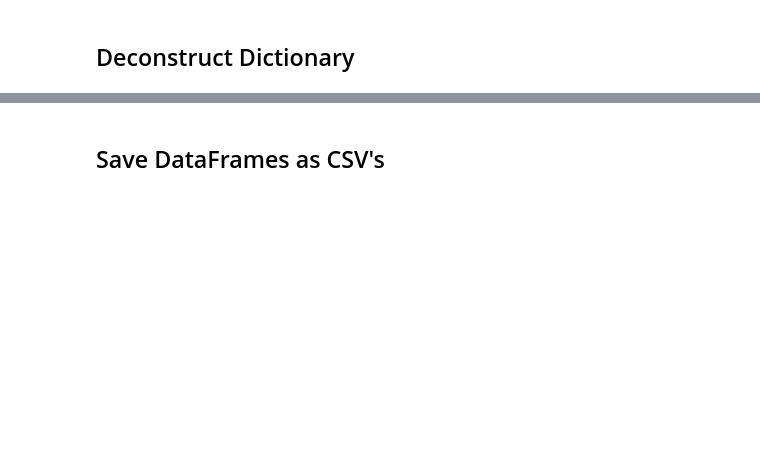
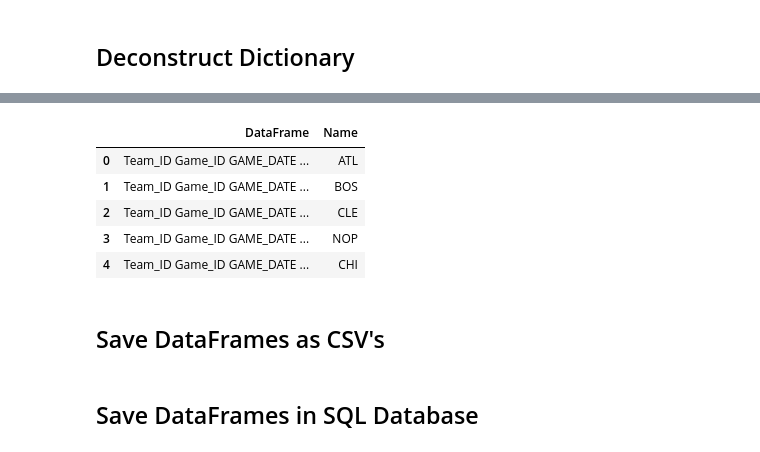
Before and after one commit to harpreet1020/NBA_Score_Prediction, a Jupyter notebook: Notebooks/team_game_logs.ipynb, the cells around one changed output, grey strips where cells are left out. Drawn from its saved outputs; the diff is of its cells as text; code cells hidden in the pictures; blank space fills up the shorter version.

```diff
--- a/Notebooks/team_game_logs.ipynb
+++ b/Notebooks/team_game_logs.ipynb
@@ -17,3 +7,23 @@ team_id.head()
+# %%
+from nba_api.stats.static import teams
+
+# get_teams returns a list of 30 dictionaries, each an NBA team.
+nba_teams = teams.get_teams()
+
+# create pandas DataFrame from nba_teams with columns id, abbreviation
+team_id = pd.DataFrame.from_dict(nba_teams)
+team_id = team_id[['id']]
+
+custom_headers = {
+    'Host': 'stats.nba.com/stats',
+    'Connection': 'keep-alive',
+    'Cache-Control': 'max-age=0',
+    'Upgrade-Insecure-Requests': '1',
+    'User-Agent': 'Mozilla/5.0 (Macintosh; Intel Mac OS X 10_14_3) AppleWebKit/537.36 (KHTML, like Gecko) Chrome/73.0.3683.86 Safari/537.36',
+    'Accept': 'text/html,application/xhtml+xml,application/xml;q=0.9,image/webp,image/apng,*/*;q=0.8,application/signed-exchange;v=b3',
+    'Accept-Encoding': 'gzip, deflate, br',
+    'Accept-Language':'he-IL,he;q=0.8,en-US;q=0.6,en;q=0.4',
+}
 # %% [markdown]
 ## Get individual Team Game Log
 # %%
@@ -30,7 +52,7 @@ data.head(10)
 # %%
 df_dict = {}
 for team_id in team_id['id']:
-    data = teamgamelog.TeamGameLog(season_all='2018-19', season_type_all_star='Regular Season', team_id = team_id, timeout=400).get_data_frames()[0]
+    data = teamgamelog.TeamGameLog(season_all='2018-19', season_type_all_star='Regular Season', team_id = team_id, timeout=300, headers=custom_headers).get_data_frames()[0]
     df_dict.update({team_id : data})
 # %%
 # Check Type
@@ -66,2 +112,24 @@ BOS.head()
+# %%
+# Store DataFrames in data table
+team_list = [ATL, BOS, CLE, NOP, CHI, DAL, \
+             DEN, GSW, HOU, LAC, LAL, MIA, \
+             MIL, MIN, BKN, NYK, ORL, IND, \
+             PHI, PHX, POR, SAC, SAS, OKC, \
+             TOR, UTA, MEM, WAS, DET, CHA]
+abbreviations = ["ATL", "BOS", "CLE", "NOP", "CHI", "DAL", \
+             "DEN", "GSW", "HOU", "LAC", "LAL", "MIA", \
+             "MIL", "MIN", "BKN", "NYK", "ORL", "IND", \
+             "PHI", "PHX", "POR", "SAC", "SAS", "OKC", \
+             "TOR", "UTA", "MEM", "WAS", "DET", "CHA"]
+data = pd.DataFrame({'DataFrame': team_list,
+                        'Name': abbreviations})
+data.head()
+# %% [output]
+|  | DataFrame | Name |
+| 0 | Team_ID Game_ID GAME_DATE ... | ATL |
+| 1 | Team_ID Game_ID GAME_DATE ... | BOS |
+| 2 | Team_ID Game_ID GAME_DATE ... | CLE |
+| 3 | Team_ID Game_ID GAME_DATE ... | NOP |
+| 4 | Team_ID Game_ID GAME_DATE ... | CHI |
 # %% [markdown]
 ## Save DataFrames as CSV's
@@ -77,0 +144,2 @@ for team in team_list:
+# %% [markdown]
+## Save DataFrames in SQL Database
```
Also changed, not shown: parts of 16 cells of this notebook, 1 other file.
